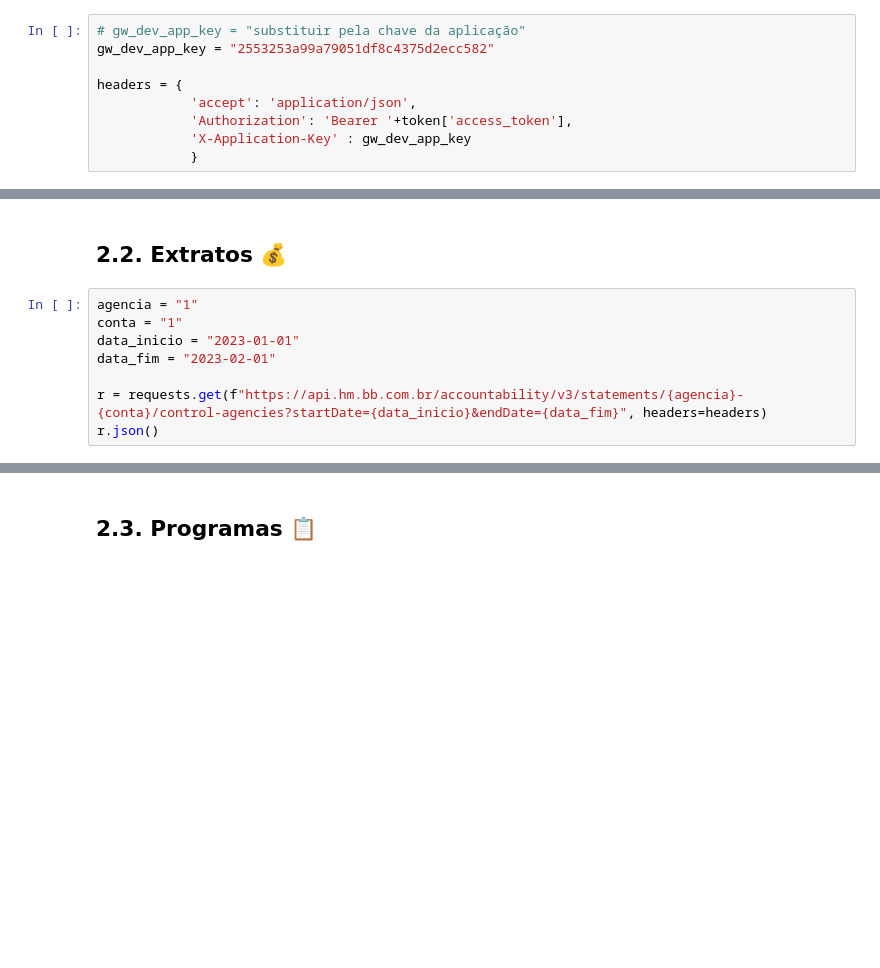
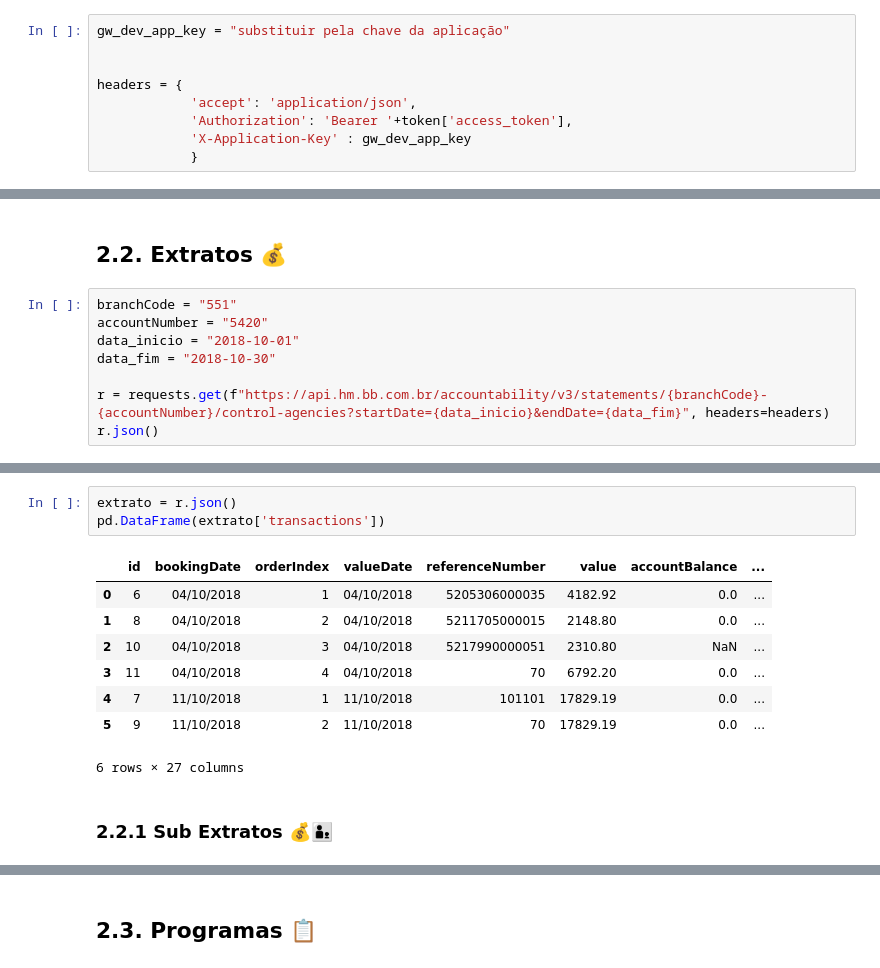
Before and after one commit to amarabucotcepe/celia, a Jupyter notebook: notebooks/requests.ipynb, the cells around one changed output, grey strips where cells are left out. Cells and saved outputs as stored; diff of their text form; blank space fills up the shorter version.

```diff
--- a/notebooks/requests.ipynb
+++ b/notebooks/requests.ipynb
@@ -48,8 +66,8 @@ validade do token:  26/07/23 08:54:37
 # %% [markdown]
 Criar cabeçalho com a chave da aplicação de homologação e token de acesso.
 # %%
-# gw_dev_app_key = "substituir pela chave da aplicação"
-gw_dev_app_key = "2553253a99a79051df8c4375d2ecc582"
+gw_dev_app_key = "substituir pela chave da aplicação"
+
 
 headers = {
             'accept': 'application/json',
@@ -85,11 +126,11 @@ r.json()
 # %% [markdown]
 ## 2.2. Extratos 💰
 # %%
-agencia = "1"
-conta = "1"
-data_inicio = "2023-01-01"
-data_fim = "2023-02-01"
+branchCode = "551"
+accountNumber = "5420"
+data_inicio = "2018-10-01"
+data_fim = "2018-10-30"
 
-r = requests.get(f"https://api.hm.bb.com.br/accountability/v3/statements/{agencia}-{conta}/control-agencies?startDate={data_inicio}&endDate={data_fim}", headers=headers)
+r = requests.get(f"https://api.hm.bb.com.br/accountability/v3/statements/{branchCode}-{accountNumber}/control-agencies?startDate={data_inicio}&endDate={data_fim}", headers=headers)
 r.json()
 # %% [output]
@@ -96,0 +154,14 @@ r.json()
+# %%
+extrato = r.json()
+pd.DataFrame(extrato['transactions'])
+# %% [output]
+|  | id | bookingDate | orderIndex | valueDate | referenceNumber | value | accountBalance | ... |
+| 0 | 6 | 04/10/2018 | 1 | 04/10/2018 | 5205306000035 | 4182.92 | 0.0 | ... |
+| 1 | 8 | 04/10/2018 | 2 | 04/10/2018 | 5211705000015 | 2148.80 | 0.0 | ... |
+| 2 | 10 | 04/10/2018 | 3 | 04/10/2018 | 5217990000051 | 2310.80 | NaN | ... |
+| 3 | 11 | 04/10/2018 | 4 | 04/10/2018 | 70 | 6792.20 | 0.0 | ... |
+| 4 | 7 | 11/10/2018 | 1 | 11/10/2018 | 101101 | 17829.19 | 0.0 | ... |
+| 5 | 9 | 11/10/2018 | 2 | 11/10/2018 | 70 | 17829.19 | 0.0 | ... |
+6 rows × 27 columns
+# %% [markdown]
+### 2.2.1 Sub Extratos 💰👨‍👦
```
Also changed, not shown: parts of 11 cells of this notebook.
